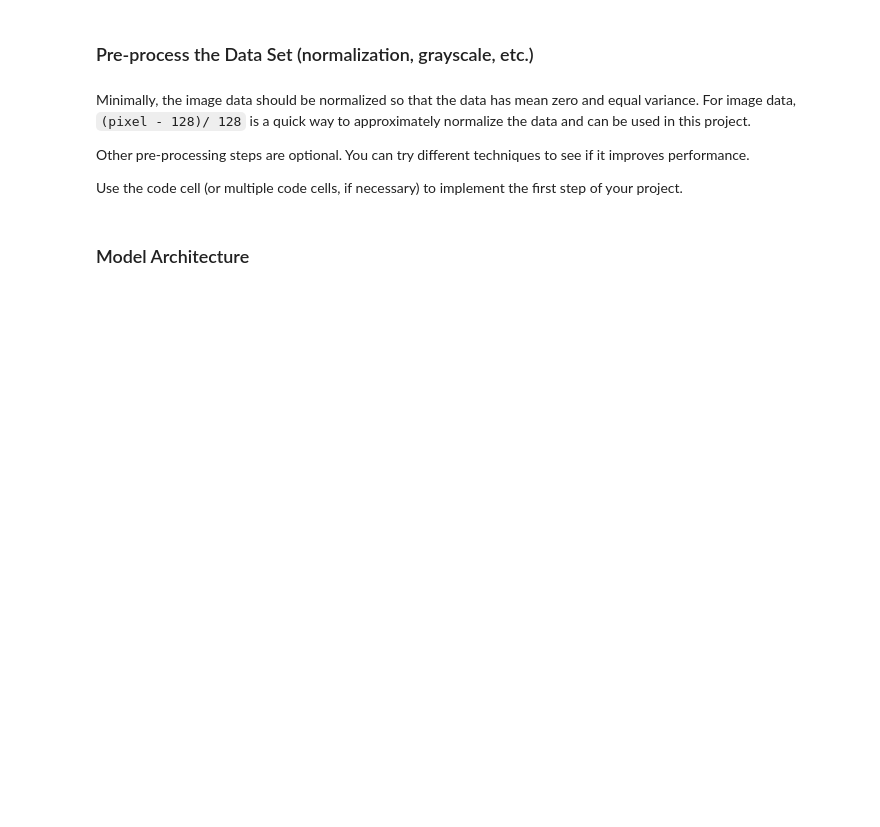
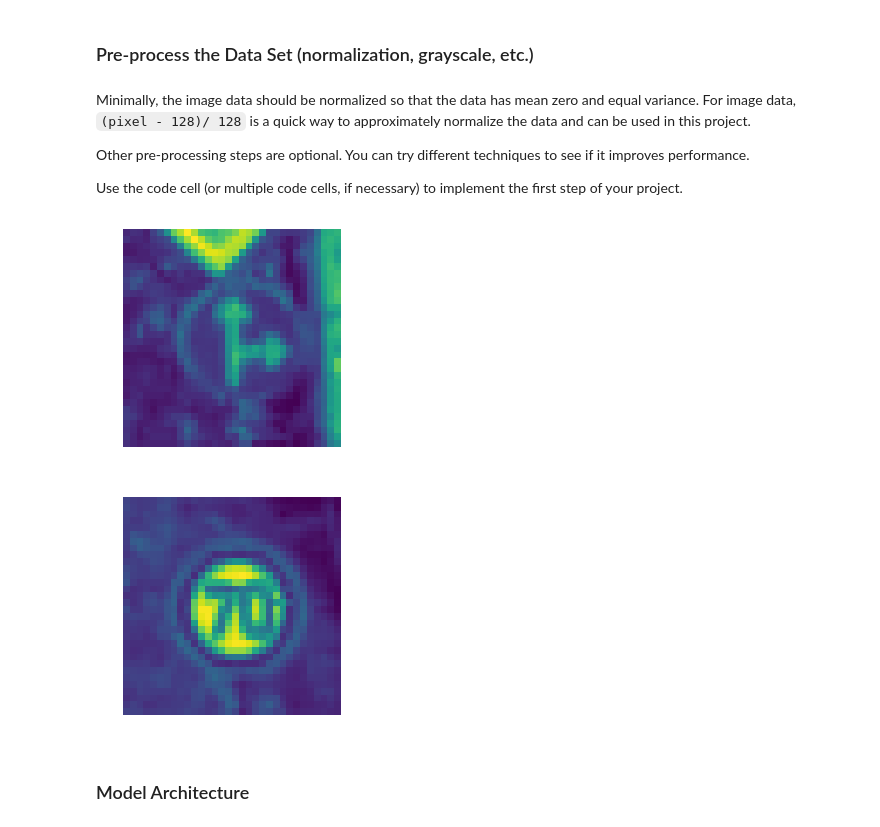
Before and after one commit to guangyangai/CarND-Traffic-Sign-Classifier-Project, a Jupyter notebook: Traffic_Sign_Classifier.ipynb, the cells around one changed output. Drawn from its saved outputs; the diff is of its cells as text; code cells hidden in the pictures; blank space fills up the shorter version.

```diff
--- a/Traffic_Sign_Classifier.ipynb
+++ b/Traffic_Sign_Classifier.ipynb
@@ -206,2 +216,55 @@ Use the code cell (or multiple code cells, if necessary) to implement the first
+# %%
+### Preprocess the data here. It is required to normalize the data. Other preprocessing steps could include
+### converting to grayscale, etc.
+### Feel free to use as many code cells as needed.
+from copy import deepcopy
+X_train_copy = deepcopy(X_train)
+X_train_copy = (X_train_copy - 128.)/ 128.
+# X_train = X_train.astype(np.float32)
+from skimage import color
+X_train_grayscale = np.zeros((n_train, 32, 32))
+for i in range(n_train):
+    X_train_grayscale[i,:,:] = color.rgb2gray(X_train_copy[i])
+X_train_grayscale = np.expand_dims(X_train_grayscale, axis=3)
+X_train_grayscale = X_train_grayscale.astype(np.float32)
+X_train_grayscale.shape
+#show one example
+img = X_train_grayscale[1000]
+%matplotlib inline
+fig, ax = plt.subplots()
+ax.imshow(img.squeeze())
+ax.axis('off')  # clear x- and y-axes
+plt.show()
+
+
+X_valid_copy = deepcopy(X_valid)
+X_valid_copy = (X_valid_copy - 128.)/ 128.
+X_valid_grayscale = np.zeros((n_validation, 32, 32))
+for i in range(n_validation):
+    X_valid_grayscale[i,:,:] = color.rgb2gray(X_valid_copy[i])
+X_valid_grayscale = np.expand_dims(X_valid_grayscale, axis=3)
+X_valid_grayscale.shape
+X_valid_grayscale = X_valid_grayscale.astype(np.float32)
+# X_valid = X_valid.astype(np.float32)
+img = X_valid_grayscale[1000]
+%matplotlib inline
+fig, ax = plt.subplots()
+ax.imshow(img.squeeze())
+ax.axis('off')  # clear x- and y-axes
+plt.show()
+
+
+X_test_copy = deepcopy(X_test)
+X_test_copy = (X_test_copy - 128.)/ 128.
+X_test_grayscale = np.zeros((n_test, 32, 32))
+for i in range(n_test):
+    X_test_grayscale[i,:,:] = color.rgb2gray(X_test_copy[i])
+X_test_grayscale = np.expand_dims(X_test_grayscale, axis=3)
+X_test_grayscale.shape
+X_test_grayscale = X_test_grayscale.astype(np.float32)
+# X_test = X_test.astype(np.float32)
+# %% [output]
+[figure, added]
+[figure, added]
 # %% [markdown]
 ### Model Architecture
```
Also changed, not shown: parts of 11 cells of this notebook.
